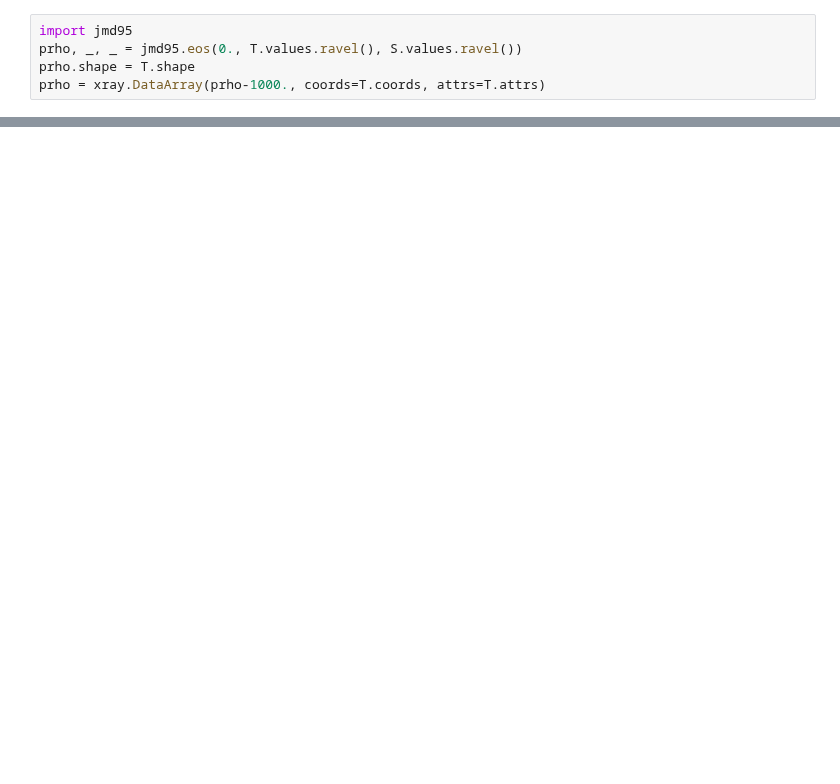
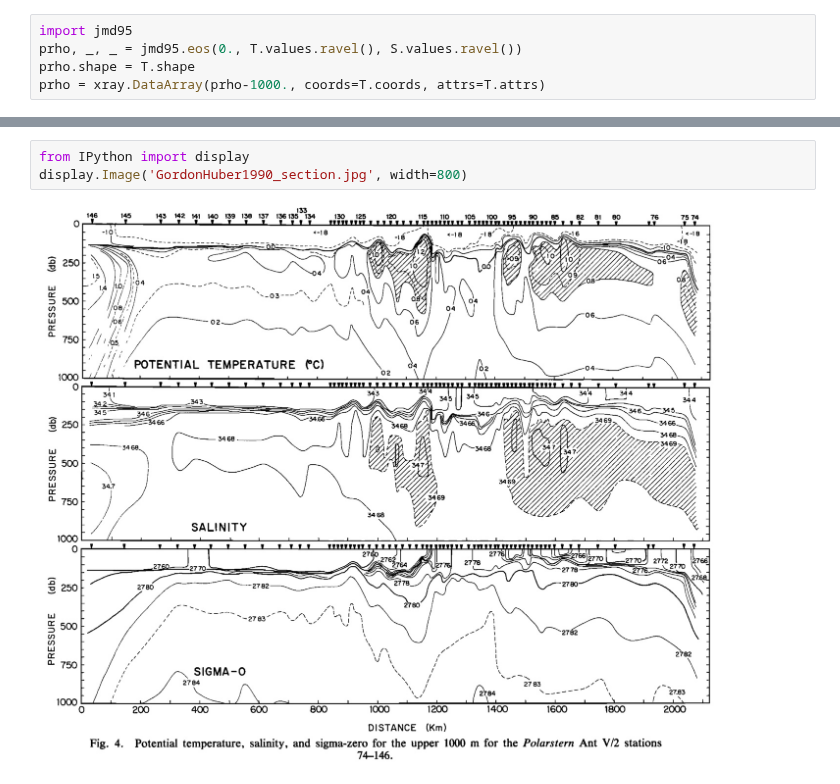
Before and after one commit to xgcm/xgcm, a Jupyter notebook: SOSE-under-ice.ipynb, the cells around one changed output, grey strips where cells are left out. Drawn from its saved outputs; the diff is of its cells as text; blank space fills up the shorter version.

```diff
--- a/SOSE-under-ice.ipynb
+++ b/SOSE-under-ice.ipynb
@@ -165,0 +201,5 @@ del salt
+# %%
+from IPython import display
+display.Image('GordonHuber1990_section.jpg', width=800)
+# %% [output]
+[figure, added]
```
Also changed, not shown: parts of 20 cells of this notebook, 7 other files.
